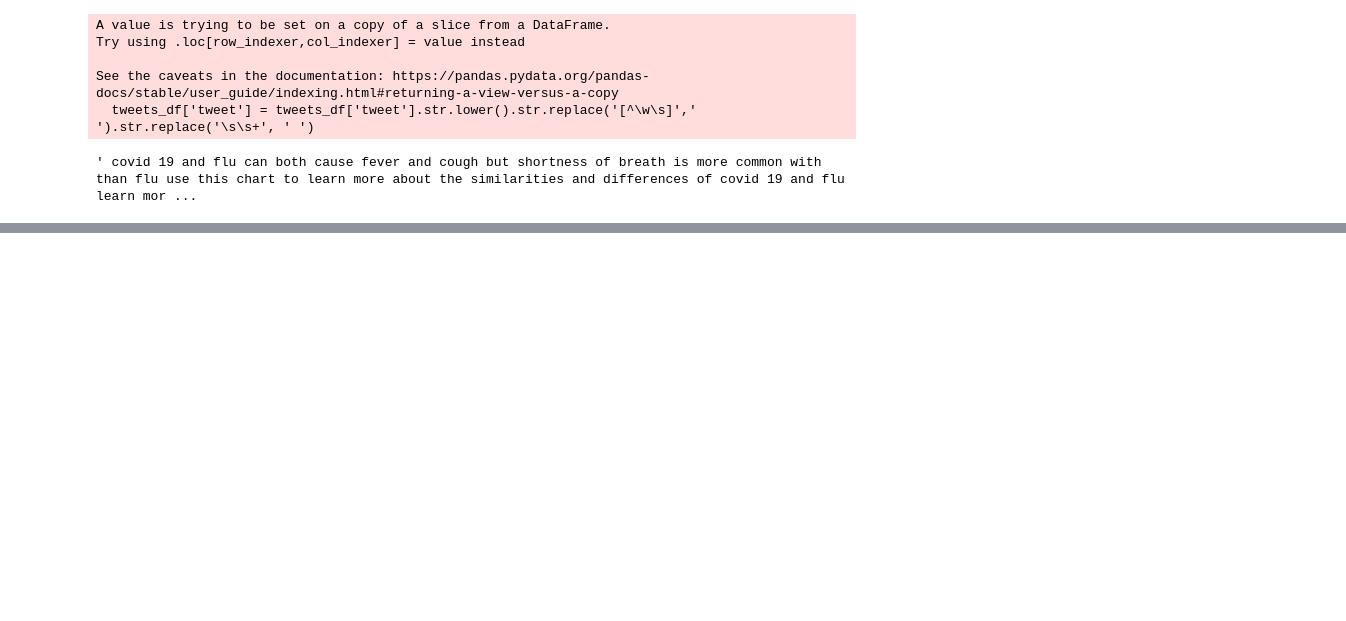
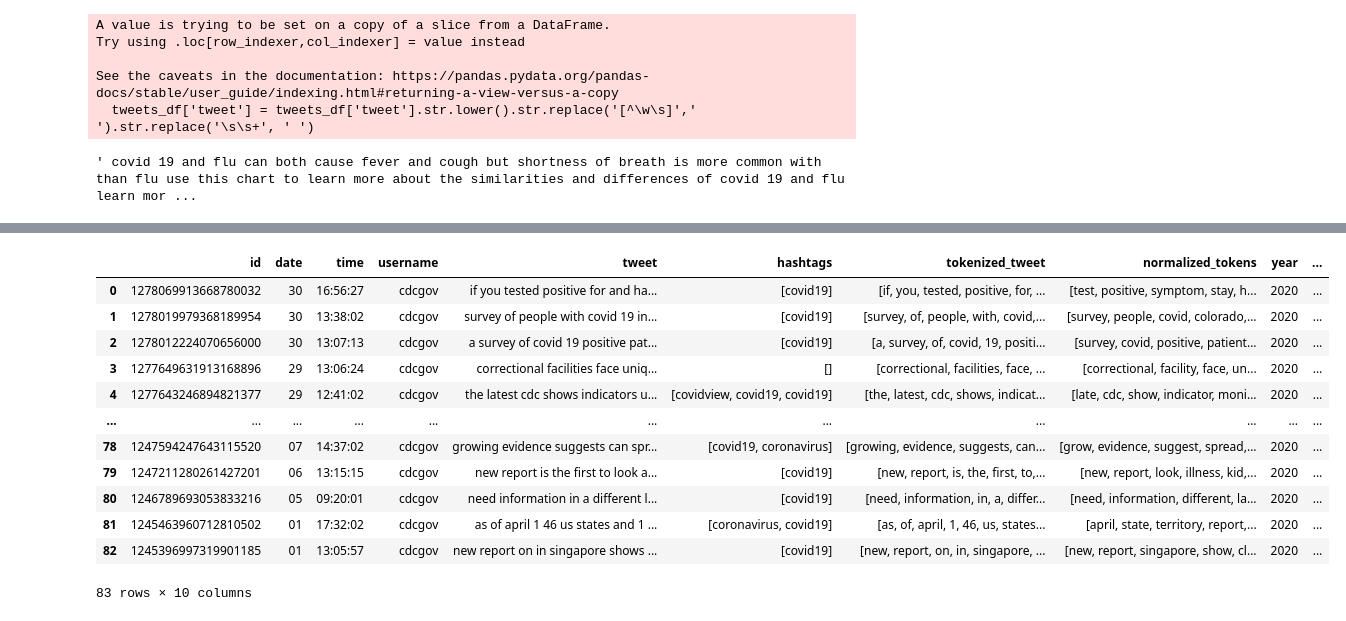
Before and after one commit to YileC928/final-project-covid-twitter, a Jupyter notebook: code/load_cdc_covid_tweets.ipynb, the cells around one changed output, grey strips where cells are left out. Cells and saved outputs as stored; diff of their text form; code cells hidden in the pictures; blank space fills up the shorter version.

```diff
--- a/code/load_cdc_covid_tweets.ipynb
+++ b/code/load_cdc_covid_tweets.ipynb
@@ -143,0 +259,18 @@ See the caveats in the documentation: https://pandas.pydata.org/pandas-docs/stab
+# %%
+tweets02 = tweets_df[((tweets_df["month"] == '04') |(tweets_df["month"] == '05') | (tweets_df["month"] == '06')) & (tweets_df["year"] == '2020')]
+tweets02 = tweets02.reset_index(drop=True)
+tweets02
+# %% [output]
+|  | id | date | time | username | tweet | hashtags | tokenized_tweet | normalized_tokens | year | ... |
+| 0 | 1278069913668780032 | 30 | 16:56:27 | cdcgov | if you tested positive for and ha... | [covid19] | [if, you, tested, positive, for, ... | [test, positive, symptom, stay, h... | 2020 | ... |
+| 1 | 1278019979368189954 | 30 | 13:38:02 | cdcgov | survey of people with covid 19 in... | [covid19] | [survey, of, people, with, covid,... | [survey, people, covid, colorado,... | 2020 | ... |
+| 2 | 1278012224070656000 | 30 | 13:07:13 | cdcgov | a survey of covid 19 positive pat... | [covid19] | [a, survey, of, covid, 19, positi... | [survey, covid, positive, patient... | 2020 | ... |
+| 3 | 1277649631913168896 | 29 | 13:06:24 | cdcgov | correctional facilities face uniq... | [] | [correctional, facilities, face, ... | [correctional, facility, face, un... | 2020 | ... |
+| 4 | 1277643246894821377 | 29 | 12:41:02 | cdcgov | the latest cdc shows indicators u... | [covidview, covid19, covid19] | [the, latest, cdc, shows, indicat... | [late, cdc, show, indicator, moni... | 2020 | ... |
+| ... | ... | ... | ... | ... | ... | ... | ... | ... | ... | ... |
+| 78 | 1247594247643115520 | 07 | 14:37:02 | cdcgov | growing evidence suggests can spr... | [covid19, coronavirus] | [growing, evidence, suggests, can... | [grow, evidence, suggest, spread,... | 2020 | ... |
+| 79 | 1247211280261427201 | 06 | 13:15:15 | cdcgov | new report is the first to look a... | [covid19] | [new, report, is, the, first, to,... | [new, report, look, illness, kid,... | 2020 | ... |
+| 80 | 1246789693053833216 | 05 | 09:20:01 | cdcgov | need information in a different l... | [covid19] | [need, information, in, a, differ... | [need, information, different, la... | 2020 | ... |
+| 81 | 1245463960712810502 | 01 | 17:32:02 | cdcgov | as of april 1 46 us states and 1 ... | [coronavirus, covid19] | [as, of, april, 1, 46, us, states... | [april, state, territory, report,... | 2020 | ... |
+| 82 | 1245396997319901185 | 01 | 13:05:57 | cdcgov | new report on in singapore shows ... | [covid19] | [new, report, on, in, singapore, ... | [new, report, singapore, show, cl... | 2020 | ... |
+83 rows × 10 columns
```
Also changed, not shown: parts of 29 cells of this notebook.
